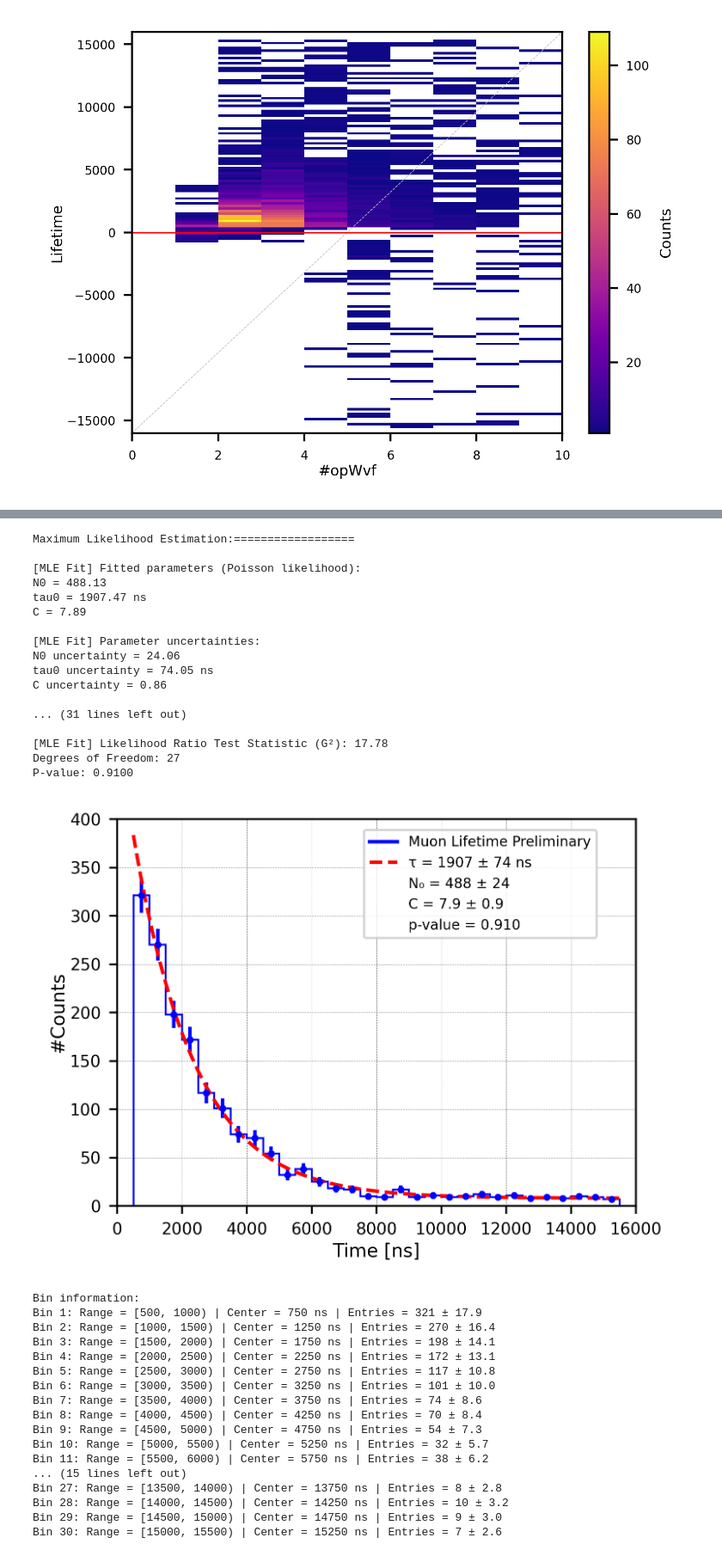
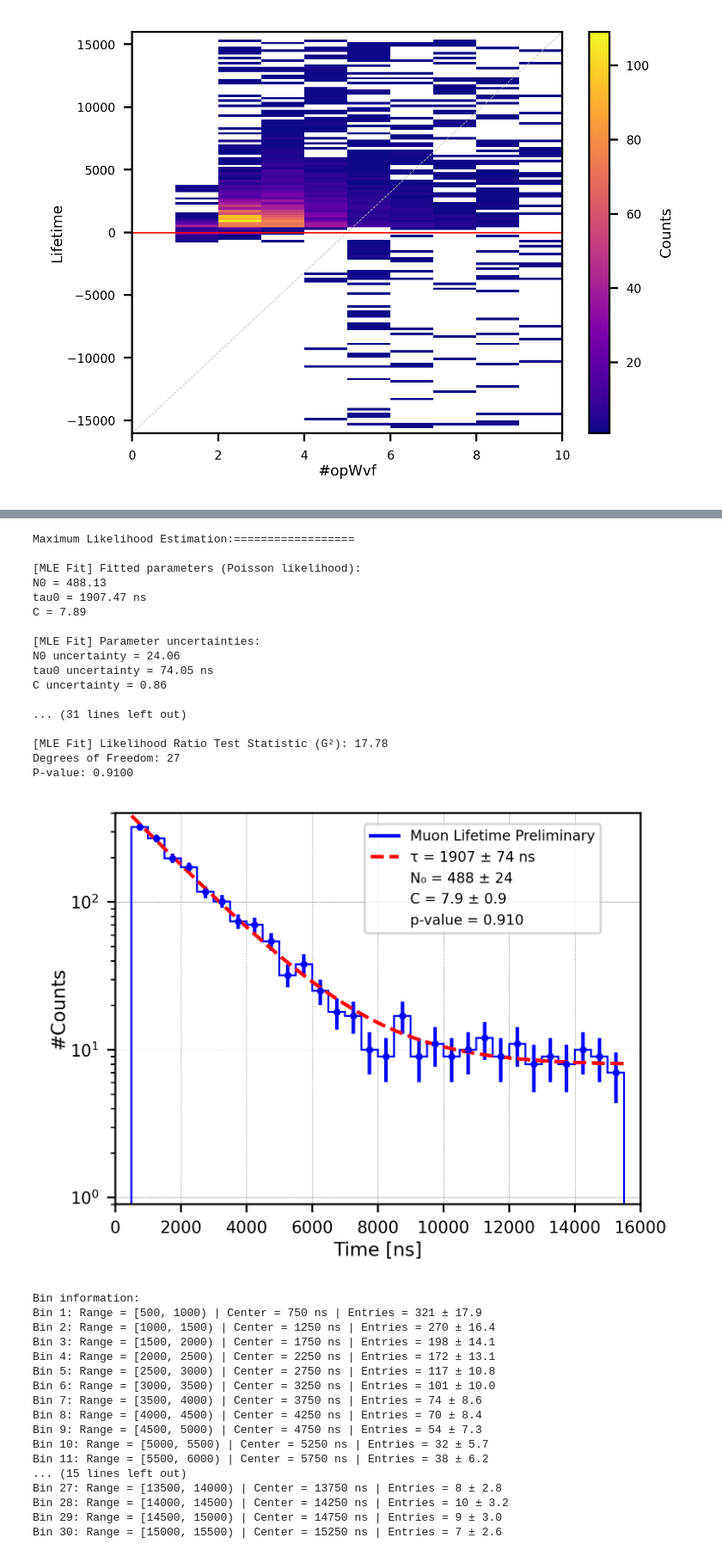
Before and after one commit to szhang17phys/analyze_pdhd_DATA_v2, a Jupyter notebook: jupyter/michel_stat/beamRun28867_FullRun/michelStat.ipynb, the cells around one changed output, grey strips where cells are left out. Shown at 86% size. Saved outputs shown, nothing was run; the diff lists cells and outputs as text; code cells hidden in the pictures.

```diff
--- a/jupyter/michel_stat/beamRun28867_FullRun/michelStat.ipynb
+++ b/jupyter/michel_stat/beamRun28867_FullRun/michelStat.ipynb
@@ -361,7 +361,7 @@ plt.figure(figsize=(4, 3), dpi=400)
 print("\nLeast Square Fitting:==================")
 
 # Define histogram parameters
-bin_width = 250
+bin_width = 500
 range_min = 500
 range_max = 15500
 bins = np.arange(range_min, range_max + bin_width, bin_width)
@@ -376,7 +376,7 @@ bin_centers = (bin_edges[:-1] + bin_edges[1:]) / 2
 
 # Calculate statistical uncertainties (sqrt(n))
 yerr = np.sqrt(n)
-yerr_weight = np.where(n == 0, 1, yerr)
+yerr_plot = np.where(n == 0, 1, yerr)  # Avoid zero division error for empty bins
 
 # Plot error bars on the histogram
 plt.errorbar(bin_centers, n, yerr=yerr, fmt='o', color='blue', markersize=2)
@@ -385,12 +385,9 @@ plt.errorbar(bin_centers, n, yerr=yerr, fmt='o', color='blue', markersize=2)
 def exp_func(t, N0, tau0, C):
     return N0 * np.exp(-t / tau0) + C
 
-
-#Least Squares Method------
-popt, pcov = curve_fit(exp_func, bin_centers, n, p0=[max(n), 1000, 1], sigma=yerr_weight, absolute_sigma=True)
+# Least Squares Method------
+popt, pcov = curve_fit(exp_func, bin_centers, n, p0=[max(n), 1000, 1], sigma=yerr, absolute_sigma=True)
 perr = np.sqrt(np.diag(pcov))  # parameter uncertainties
-
-
 
 # Print entries and uncertainties for each bin
 print("\nBin information:")
@@ -398,8 +395,6 @@ for i in range(len(n)):
     print(f"Bin {i+1}: Range = [{bin_edges[i]:.0f}, {bin_edges[i+1]:.0f}) | "
           f"Center = {bin_centers[i]:.0f} ns | "
           f"Entries = {n[i]:.0f} ± {yerr[i]:.1f}")
-
-
 
 # Print results to terminal
 print("\nFitted parameters:")
@@ -411,7 +406,7 @@ print("C = {:.2f} +/- {:.2f}".format(popt[2], perr[2]))
 expected = exp_func(bin_centers, *popt)
 expected = np.clip(expected, 1e-10, None)  # Avoid division by zero
 residuals = n - expected
-chi2 = np.sum((residuals / yerr_weight) ** 2)
+chi2 = np.sum((residuals / yerr_plot) ** 2)
 ndf = len(n) - len(popt)
 chi2_ndf = chi2 / ndf
 
@@ -422,9 +417,6 @@ print(f"\n[Goodness of Fit] χ² / ndf = {chi2:.1f} / {ndf} = {chi2_ndf:.2f}")
 for i, (label, observed, exp_val, res, err) in enumerate(zip(bin_centers, n, expected, residuals, yerr_plot)):
     print(f"Bin {i} (center={label:.2f}): n = {observed:.2f}; expected = {exp_val:.2f}; "
           f"residual = {res:.2f}; residual / yerr = {res / err:.2f}")
-
-
-
 
 # Plot and legend----------
 n0_text = f'N₀ = {popt[0]:.0f} ± {perr[0]:.0f}'
@@ -448,7 +440,8 @@ plt.legend(handles=[hist_handle, fit_line, dummy_n0, dummy_c, dummy_chi2],
            fontsize=7, ncol=1, prop={'size': 6})
 
 plt.xlim(0, 16000)
-plt.ylim(0, 250)
+plt.ylim(0.9, 400)
+#plt.yscale('log')
 plt.xlabel('Time [ns]', labelpad=2, fontsize=8)
 plt.ylabel('#Counts', labelpad=1, fontsize=8)
 plt.tick_params(labelsize=7)
@@ -613,38 +611,39 @@ else:
 
 # Final plot formatting
 plt.xlim(0, 16000)
-plt.ylim(0, 400)
+plt.ylim(0.9, 400)
+plt.yscale('log')
 plt.xlabel('Time [ns]', labelpad=2, fontsize=8)
 plt.ylabel('#Counts', labelpad=1, fontsize=8)
 plt.tick_params(labelsize=7)
 plt.grid(color='gray', linestyle='--', linewidth=0.2, zorder=0)
 plt.show()
 
 # Print entries and uncertainties for each bin
 print("\nBin information:")
 for i in range(len(n)):
     print(f"Bin {i+1}: Range = [{bin_edges[i]:.0f}, {bin_edges[i+1]:.0f}) | "
           f"Center = {bin_centers[i]:.0f} ns | "
           f"Entries = {n[i]:.0f} ± {yerr[i]:.1f}")
 # %% [output]
 Maximum Likelihood Estimation:==================
 
 [MLE Fit] Fitted parameters (Poisson likelihood):
 N0 = 488.13
 tau0 = 1907.47 ns
 C = 7.89
 
 [MLE Fit] Parameter uncertainties:
 N0 uncertainty = 24.06
 tau0 uncertainty = 74.05 ns
 C uncertainty = 0.86
 
 ... (31 lines left out)
 
 [MLE Fit] Likelihood Ratio Test Statistic (G²): 17.78
 Degrees of Freedom: 27
 P-value: 0.9100
-[figure, old version]
+[figure, new version]
 Bin information:
 Bin 1: Range = [500, 1000) | Center = 750 ns | Entries = 321 ± 17.9
 Bin 2: Range = [1000, 1500) | Center = 1250 ns | Entries = 270 ± 16.4
```
Also changed, not shown: parts of 4 cells of this notebook, 1 other file.
